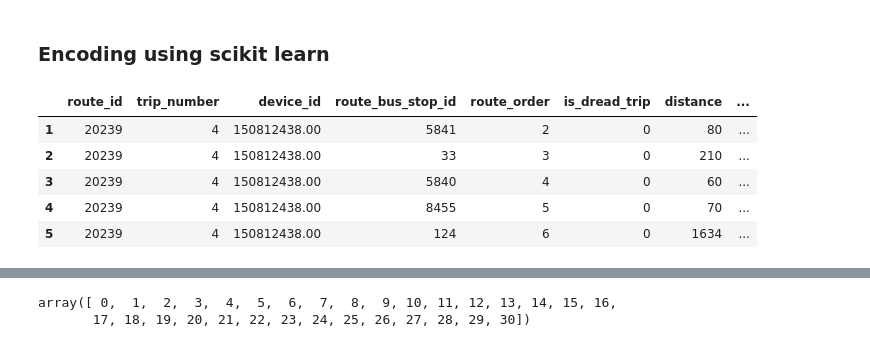
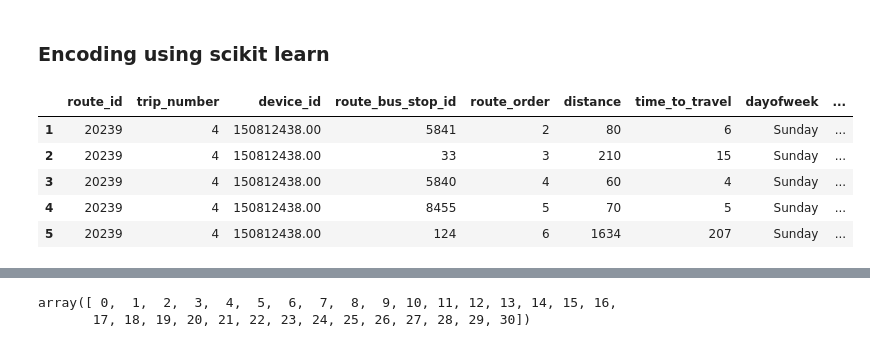
Before and after one commit to gauravmunjal13/Transport_ETA, a Jupyter notebook: FeatureEngineering.ipynb, the cells around one changed output, grey strips where cells are left out. Cells and saved outputs as stored; diff of their text form; code cells hidden in the pictures.

```diff
--- a/FeatureEngineering.ipynb
+++ b/FeatureEngineering.ipynb
@@ -129,7 +129,6 @@ derived_df["route_bus_stop_id"] = derived_df["route_bus_stop_id"].astype("catego
 derived_df["dayofweek"] = derived_df["dayofweek"].astype("category")
 derived_df["month"] = derived_df["month"].astype("category")
 derived_df["year"] = derived_df["year"].astype("category")
-derived_df["is_dread_trip"] = derived_df["is_dread_trip"].astype("category")
 
 # GK: Doubt for trip_number and route_order
 # %%
@@ -274,8 +262,8 @@ min         9.00
 max     26530.00
 Name: actual_time_to_travel, dtype: float64
 # %%
-# Remove rows with travel time between bus stops is greater than 97 percentile
-new_derived_df = new_derived_df[new_derived_df['actual_time_to_travel'] <= 897]
+# Remove rows with travel time between bus stops is greater than 97 percentile (adding some bias)
+new_derived_df = new_derived_df[new_derived_df['actual_time_to_travel'] <= 1500]
 # %%
 len(new_derived_df.index)
 # %% [output]
@@ -303,0 +288,7 @@ new_derived_df.actual_time_to_travel.hist(bins=50)
+# %%
+new_derived_grouped = new_derived_df.groupby(['device_id','route_id','trip_number','dayofmonth','month','year'])
+# %%
+time_taken_sofar_derived_df = pd.DataFrame()
+for name,group in new_derived_grouped:
+    group['time_taken_sofar'] = group['actual_time_to_travel'].cumsum() - group['actual_time_to_travel']
+    time_taken_sofar_derived_df = time_taken_sofar_derived_df.append(group)
@@ -304,16 +313,16 @@ new_derived_df.actual_time_to_travel.hist(bins=50)
 # %% [markdown]
 ### Encoding using scikit learn
 # %%
-encoded_df = new_derived_df
+encoded_df = time_taken_sofar_derived_df
 encoded_df.is_copy = False
 encoded_df.head()
 # %% [output]
-|  | route_id | trip_number | device_id | route_bus_stop_id | route_order | is_dread_trip | distance | ... |
-| 1 | 20239 | 4 | 150812438.00 | 5841 | 2 | 0 | 80 | ... |
-| 2 | 20239 | 4 | 150812438.00 | 33 | 3 | 0 | 210 | ... |
-| 3 | 20239 | 4 | 150812438.00 | 5840 | 4 | 0 | 60 | ... |
-| 4 | 20239 | 4 | 150812438.00 | 8455 | 5 | 0 | 70 | ... |
-| 5 | 20239 | 4 | 150812438.00 | 124 | 6 | 0 | 1634 | ... |
+|  | route_id | trip_number | device_id | route_bus_stop_id | route_order | distance | time_to_travel | dayofweek | ... |
+| 1 | 20239 | 4 | 150812438.00 | 5841 | 2 | 80 | 6 | Sunday | ... |
+| 2 | 20239 | 4 | 150812438.00 | 33 | 3 | 210 | 15 | Sunday | ... |
+| 3 | 20239 | 4 | 150812438.00 | 5840 | 4 | 60 | 4 | Sunday | ... |
+| 4 | 20239 | 4 | 150812438.00 | 8455 | 5 | 70 | 5 | Sunday | ... |
+| 5 | 20239 | 4 | 150812438.00 | 124 | 6 | 1634 | 207 | Sunday | ... |
 # %%
 encoded_df.dtypes
 # %% [output]
```
Also changed, not shown: parts of 32 cells of this notebook, 3 other files.
